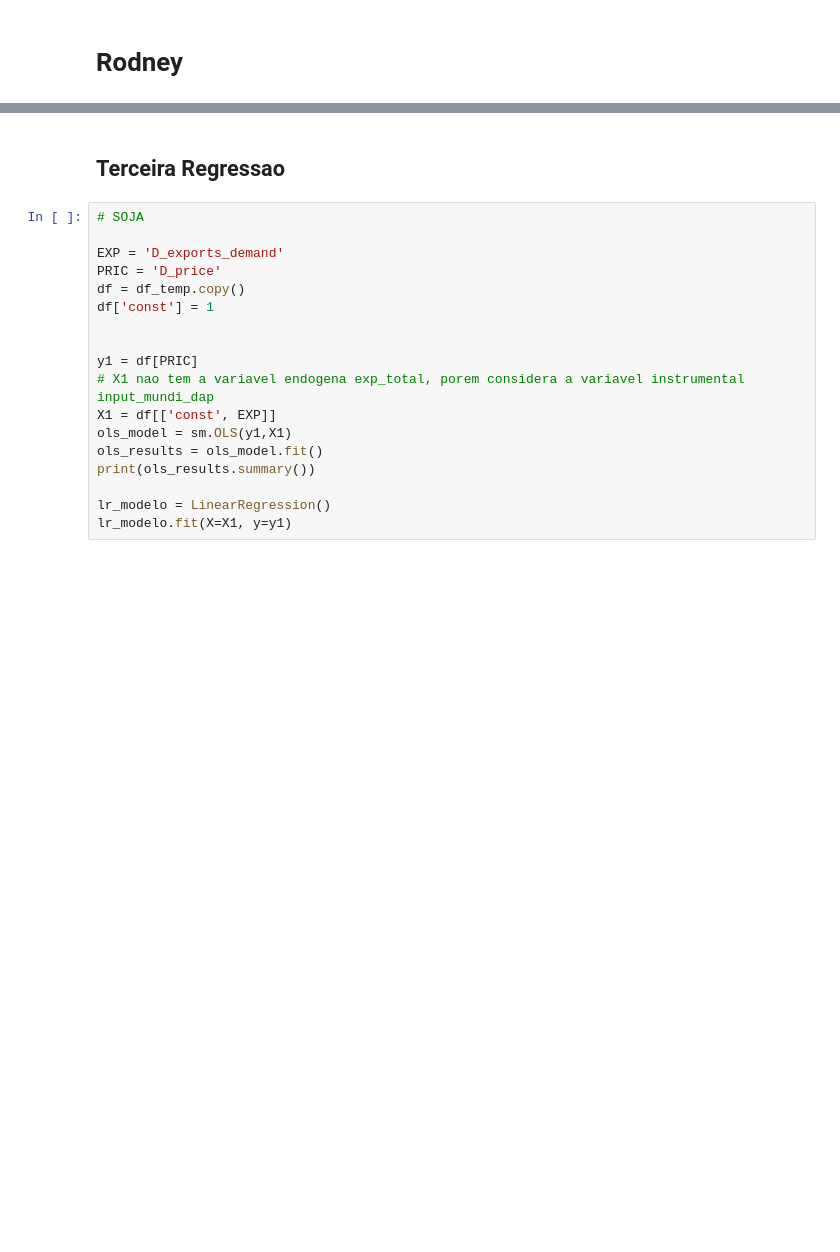
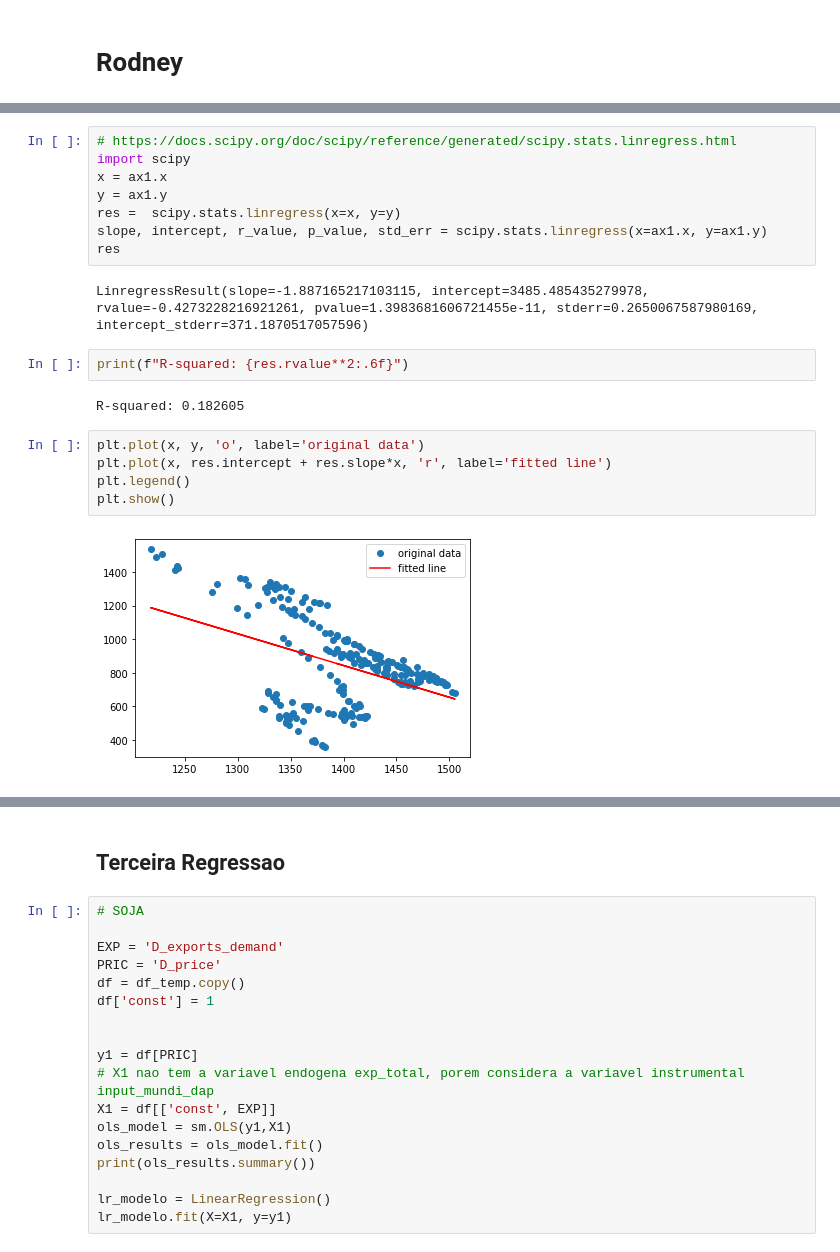
Before and after one commit to fkfouri/vegetable_oil_mkt, a Jupyter notebook: mkt/__2SLS_vegetable_oil-COMM5_4.ipynb, the cells around one changed output, grey strips where cells are left out. Drawn from its saved outputs; the diff is of its cells as text; blank space fills up the shorter version.

```diff
--- a/mkt/__2SLS_vegetable_oil-COMM5_4.ipynb
+++ b/mkt/__2SLS_vegetable_oil-COMM5_4.ipynb
@@ -1183,2 +1327,23 @@ fig.show()
+# %%
+# https://docs.scipy.org/doc/scipy/reference/generated/scipy.stats.linregress.html
+import scipy
+x = ax1.x
+y = ax1.y
+res =  scipy.stats.linregress(x=x, y=y)
+slope, intercept, r_value, p_value, std_err = scipy.stats.linregress(x=ax1.x, y=ax1.y)
+res
+# %% [output]
+LinregressResult(slope=-1.887165217103115, intercept=3485.485435279978, rvalue=-0.4273228216921261, pvalue=1.3983681606721455e-11, stderr=0.2650067587980169, intercept_stderr=371.1870517057596)
+# %%
+print(f"R-squared: {res.rvalue**2:.6f}")
+# %% [output]
+R-squared: 0.182605
+# %%
+plt.plot(x, y, 'o', label='original data')
+plt.plot(x, res.intercept + res.slope*x, 'r', label='fitted line')
+plt.legend()
+plt.show()
+# %% [output]
+[figure, added]
 # %%
 df_temp
```
Also changed, not shown: parts of 43 cells of this notebook, 14 other files.
